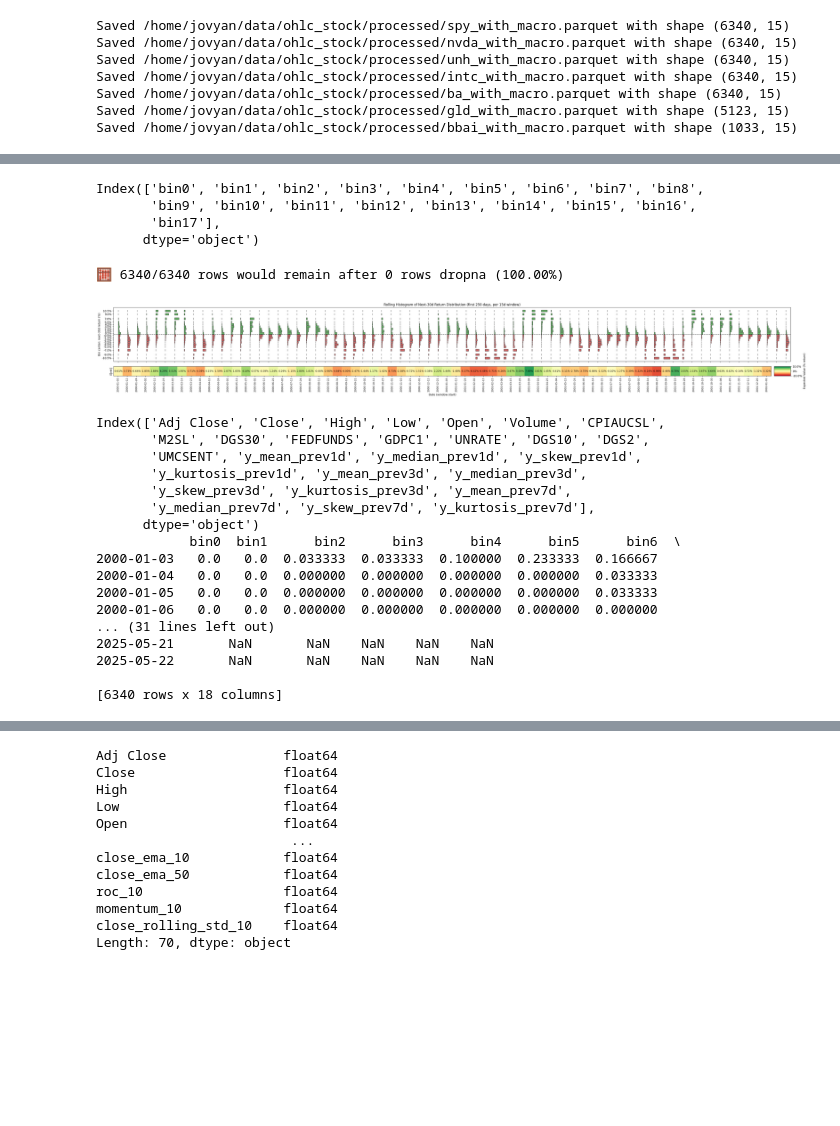
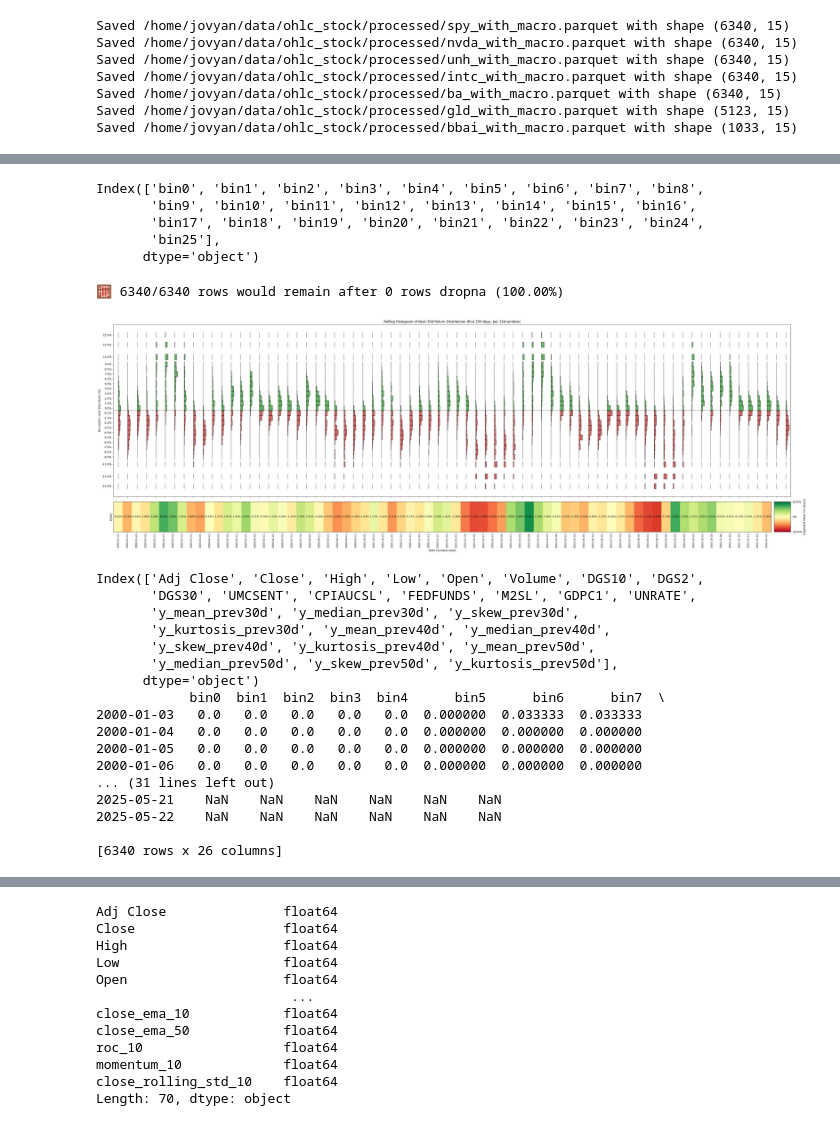
Before and after one commit to ben-truong-0324/kaggle-workspace, a Jupyter notebook: workspace/ohlc_stock/ohlc_stock.ipynb, the cells around one changed output, grey strips where cells are left out. Cells and saved outputs as stored; diff of their text form; code cells hidden in the pictures; blank space fills up the shorter version.

```diff
--- a/workspace/ohlc_stock/ohlc_stock.ipynb
+++ b/workspace/ohlc_stock/ohlc_stock.ipynb
@@ -288,8 +255,14 @@ df = pd.read_parquet(experiment_ticker_path)
 print(f"DF for {EXP_TICKER} loaded! Shape: {df.shape}")
 
 import numpy as np
-bin_edges = [float('-inf'),-0.10,-0.08,-0.06, -0.05, -0.04, -0.03, -0.02, -0.01, 0.0,
-             0.01, 0.02, 0.03, 0.04, 0.05,0.06,0.08,0.10, float('inf')]
+bin_edges = [
+    float('-inf'), -0.15, -0.12,
+    -0.10,-0.09, -0.08,-0.07, -0.06, -0.05, -0.04, -0.03, -0.02, -0.01,
+    0.0,
+    0.01, 0.02, 0.03, 0.04, 0.05, 0.06,0.07, 0.08, 0.09,0.10,
+    0.12, 0.15,
+    float('inf')
+]
 num_bins = len(bin_edges) - 1
 bin_labels = [f'bin{i}' for i in range(num_bins)]
 def calc_y_target(df, price_col='Adj Close', horizon=30, bin_edges=bin_edges):
@@ -365,7 +338,8 @@ y_target_df.columns
 # %% [output]
 Index(['bin0', 'bin1', 'bin2', 'bin3', 'bin4', 'bin5', 'bin6', 'bin7', 'bin8',
        'bin9', 'bin10', 'bin11', 'bin12', 'bin13', 'bin14', 'bin15', 'bin16',
-       'bin17'],
+       'bin17', 'bin18', 'bin19', 'bin20', 'bin21', 'bin22', 'bin23', 'bin24',
+       'bin25'],
       dtype='object')
 # %%
 n_before = df.shape[0]
@@ -380,9 +354,6 @@ import numpy as np
 
 X_STEP = 7
 FIRST_ROW_TO_GRAPH = 500
-bin_edges = [float('-inf'),-0.10,-0.08,-0.06, -0.05, -0.04, -0.03, -0.02, -0.01, 0.0,
-             0.01, 0.02, 0.03, 0.04, 0.05,0.06,0.08,0.10, float('inf')]
-num_bins = len(bin_edges) - 1
 
 # Calculate bin centers
 bin_centers = []
@@ -417,7 +388,7 @@ num_windows = histograms.shape[0]
 x = np.arange(num_windows)
 
 fig, (ax1, ax2) = plt.subplots(
-    2, 1, figsize=(max(12, num_windows//2), 5),
+    2, 1, figsize=(max(12, num_windows//2), 12),
     gridspec_kw={"height_ratios": [4, 0.7]}, sharex=True
 )
 
@@ -461,34 +432,34 @@ cmap = plt.cm.get_cmap('RdYlGn')  # Red-Yellow-Green
 for i in range(num_windows):
     ev = expected_vals[i]
     color = cmap(norm(ev)) if not np.isnan(ev) else 'lightgray'
     rect = ax2.bar(i, 1, color=color, width=1.0, edgecolor='none')
     # Show value as a percent, if enough space
     if not np.isnan(ev):
         ax2.text(i, 0.5, f"{ev*100:.2f}%", va='center', ha='center', fontsize=9, color='black')
 
 ax2.set_yticks([])
 ax2.set_ylabel("E[ret]")
 ax2.set_xlim(-0.5, num_windows - 0.5)
 ax2.set_ylim(0, 1)
 ax2.set_xticks(x)
 ax2.set_xticklabels(window_dates, rotation=90, fontsize=9)
 ax2.set_xlabel('Date (window start)')
 
 # Add colorbar as legend for expected value
 from mpl_toolkits.axes_grid1 import make_axes_locatable
 divider = make_axes_locatable(ax2)
 cax = divider.append_axes('right', size='2.5%', pad=0.15)
 sm = plt.cm.ScalarMappable(cmap=cmap, norm=norm)
 sm.set_array([])
 cbar = plt.colorbar(sm, cax=cax, orientation='vertical')
 cbar.set_label('Expected Value (% return)')
 cbar.set_ticks([vmin, 0, vmax])
 cbar.set_ticklabels([f"{vmin*100:.1f}%", "0%", f"{vmax*100:.1f}%"])
 
 plt.tight_layout()
 plt.show()
 # %% [output]
-[figure, old version]
+[figure, new version]
 # %%
 import numpy as np
 import pandas as pd
@@ -543,29 +514,29 @@ def ytarget_rolling_moments(y_bins, bin_centers, window):
     }, index=index)
 
 # Compute and join
-for window in [1, 3, 7]:
+for window in [30, 40, 50]:
     moments = ytarget_rolling_moments(y_target_df, bin_centers, window)
     df = df.join(moments)
 print(df.columns)
 print(y_target_df)
 # %% [output]
-Index(['Adj Close', 'Close', 'High', 'Low', 'Open', 'Volume', 'CPIAUCSL',
-       'M2SL', 'DGS30', 'FEDFUNDS', 'GDPC1', 'UNRATE', 'DGS10', 'DGS2',
-       'UMCSENT', 'y_mean_prev1d', 'y_median_prev1d', 'y_skew_prev1d',
-       'y_kurtosis_prev1d', 'y_mean_prev3d', 'y_median_prev3d',
-       'y_skew_prev3d', 'y_kurtosis_prev3d', 'y_mean_prev7d',
-       'y_median_prev7d', 'y_skew_prev7d', 'y_kurtosis_prev7d'],
+Index(['Adj Close', 'Close', 'High', 'Low', 'Open', 'Volume', 'DGS10', 'DGS2',
+       'DGS30', 'UMCSENT', 'CPIAUCSL', 'FEDFUNDS', 'M2SL', 'GDPC1', 'UNRATE',
+       'y_mean_prev30d', 'y_median_prev30d', 'y_skew_prev30d',
+       'y_kurtosis_prev30d', 'y_mean_prev40d', 'y_median_prev40d',
+       'y_skew_prev40d', 'y_kurtosis_prev40d', 'y_mean_prev50d',
+       'y_median_prev50d', 'y_skew_prev50d', 'y_kurtosis_prev50d'],
       dtype='object')
-            bin0  bin1      bin2      bin3      bin4      bin5      bin6  \
-2000-01-03   0.0   0.0  0.033333  0.033333  0.100000  0.233333  0.166667
-2000-01-04   0.0   0.0  0.000000  0.000000  0.000000  0.000000  0.033333
-2000-01-05   0.0   0.0  0.000000  0.000000  0.000000  0.000000  0.033333
-2000-01-06   0.0   0.0  0.000000  0.000000  0.000000  0.000000  0.000000
+            bin0  bin1  bin2  bin3  bin4      bin5      bin6      bin7  \
+2000-01-03   0.0   0.0   0.0   0.0   0.0  0.000000  0.033333  0.033333
+2000-01-04   0.0   0.0   0.0   0.0   0.0  0.000000  0.000000  0.000000
+2000-01-05   0.0   0.0   0.0   0.0   0.0  0.000000  0.000000  0.000000
+2000-01-06   0.0   0.0   0.0   0.0   0.0  0.000000  0.000000  0.000000
 ... (31 lines left out)
-2025-05-21       NaN       NaN    NaN    NaN    NaN
-2025-05-22       NaN       NaN    NaN    NaN    NaN
+2025-05-21    NaN    NaN    NaN    NaN    NaN    NaN
+2025-05-22    NaN    NaN    NaN    NaN    NaN    NaN
 
-[6340 rows x 18 columns]
+[6340 rows x 26 columns]
 # %%
 print(df.columns)
 print(y_target_df)
```
Also changed, not shown: parts of 17 cells of this notebook, 5 other files.
